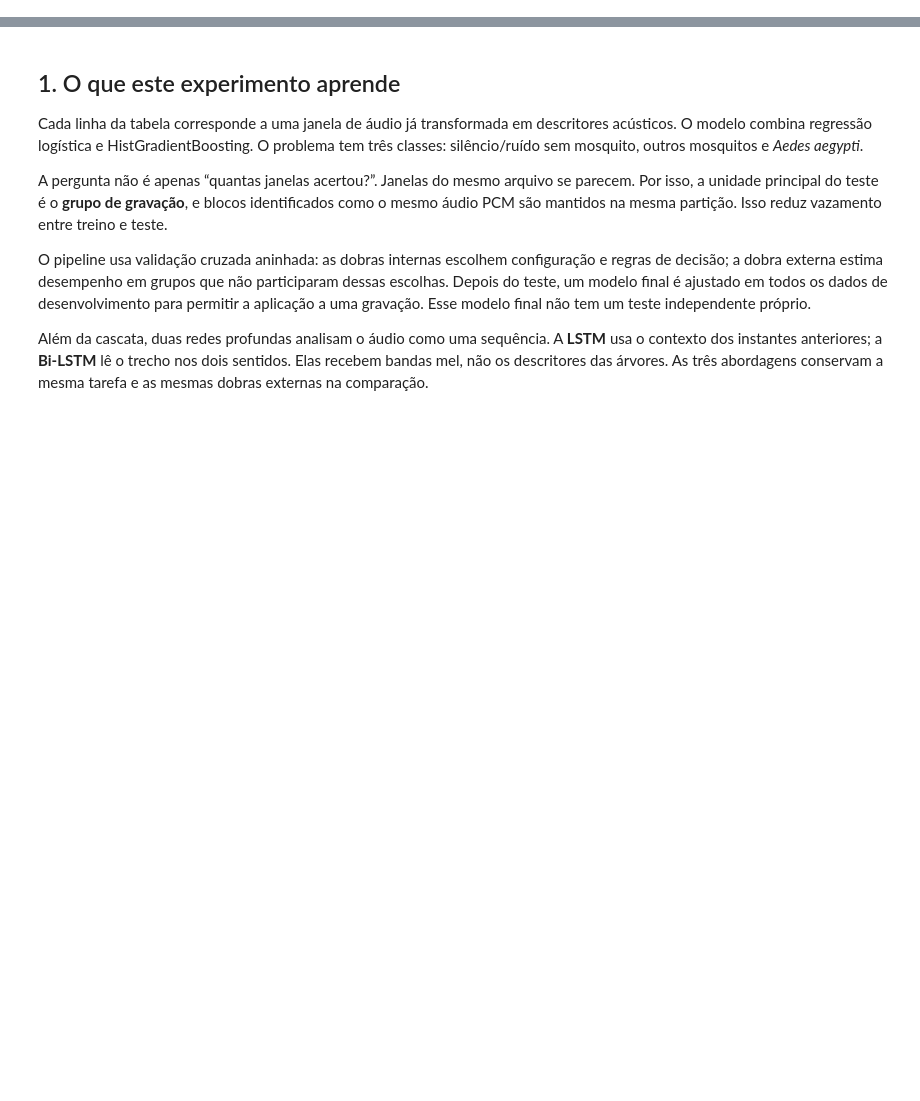
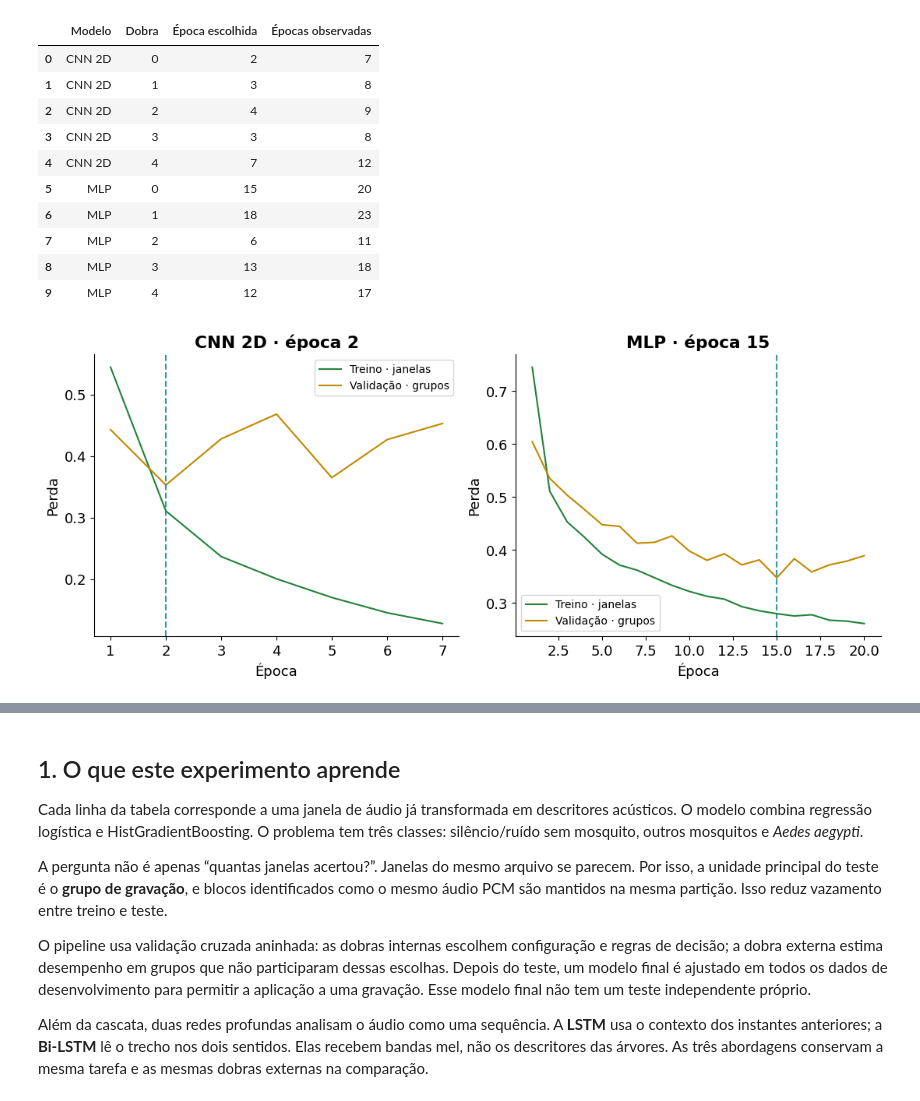
Before and after one commit to Lciarallo/mosquito-wingbeat, a Jupyter notebook: notebooks/detector_ternario_treinamento_teste_aplicacao.ipynb, the cells around one changed output, grey strips where cells are left out. Cells and saved outputs as stored; diff of their text form; code cells hidden in the pictures; blank space fills up the shorter version.

```diff
--- a/notebooks/detector_ternario_treinamento_teste_aplicacao.ipynb
+++ b/notebooks/detector_ternario_treinamento_teste_aplicacao.ipynb
@@ -8,0 +153,23 @@ As três saídas são `no_mosquito`, `other_mosquito` e `aedes_aegypti`. Este é
+# %%
+epoch_rows = []
+for name in ["cnn", "mlp"]:
+    for fold, data in PATTERN_REFERENCE["neural_histories"][name].items():
+        epoch_rows.append({"Modelo": PATTERN_NAMES[name], "Dobra": int(fold),
+                           "Época escolhida": data["selection"]["best_epoch"],
+                           "Épocas observadas": len(data["history"])})
+display(pd.DataFrame(epoch_rows))
+fig = pattern_figure(PATTERN_REFERENCE, "learning")
+plt.show()
+# %% [output]
+|  | Modelo | Dobra | Época escolhida | Épocas observadas |
+| 0 | CNN 2D | 0 | 2 | 7 |
+| 1 | CNN 2D | 1 | 3 | 8 |
+| 2 | CNN 2D | 2 | 4 | 9 |
+| 3 | CNN 2D | 3 | 3 | 8 |
+| 4 | CNN 2D | 4 | 7 | 12 |
+| 5 | MLP | 0 | 15 | 20 |
+| 6 | MLP | 1 | 18 | 23 |
+| 7 | MLP | 2 | 6 | 11 |
+| 8 | MLP | 3 | 13 | 18 |
+| 9 | MLP | 4 | 12 | 17 |
+[figure, added]
```
Also changed, not shown: parts of 37 cells of this notebook, 10 other files.
